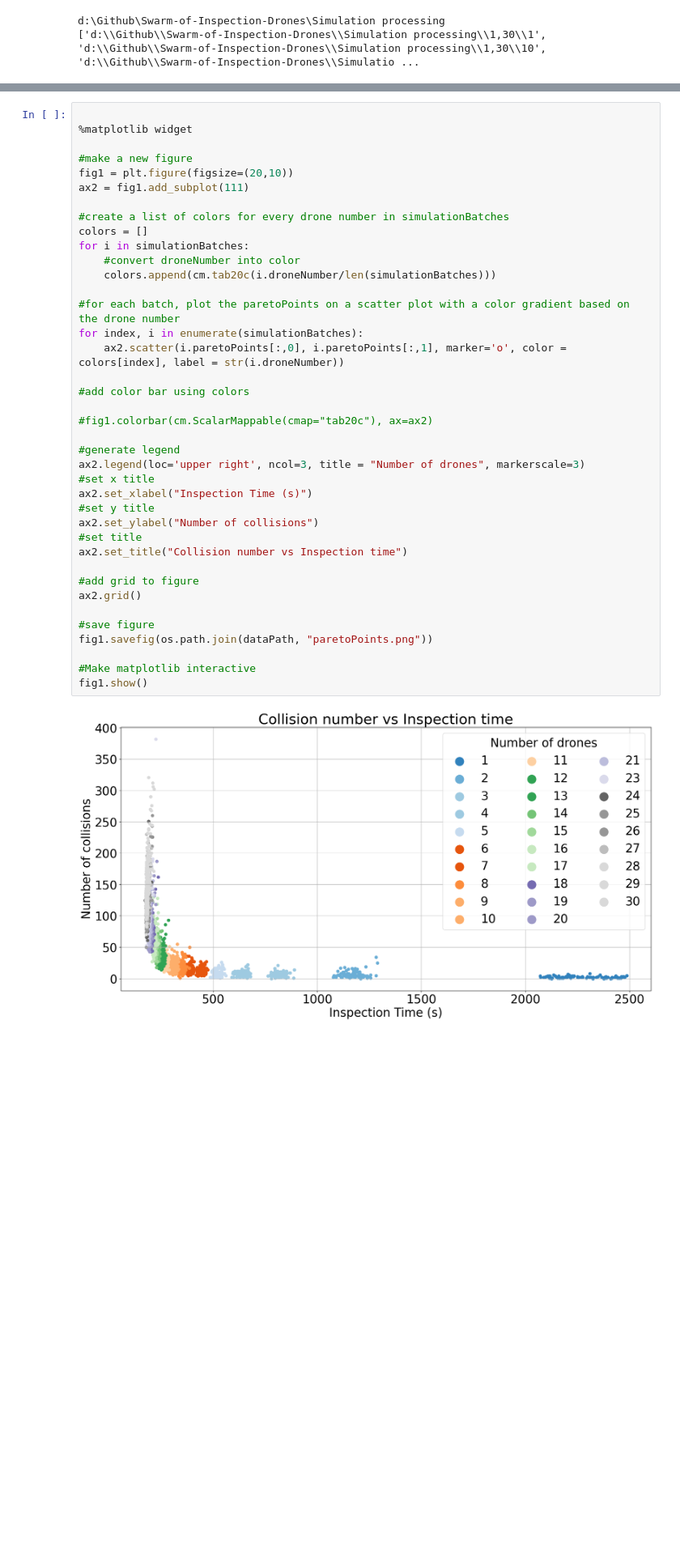
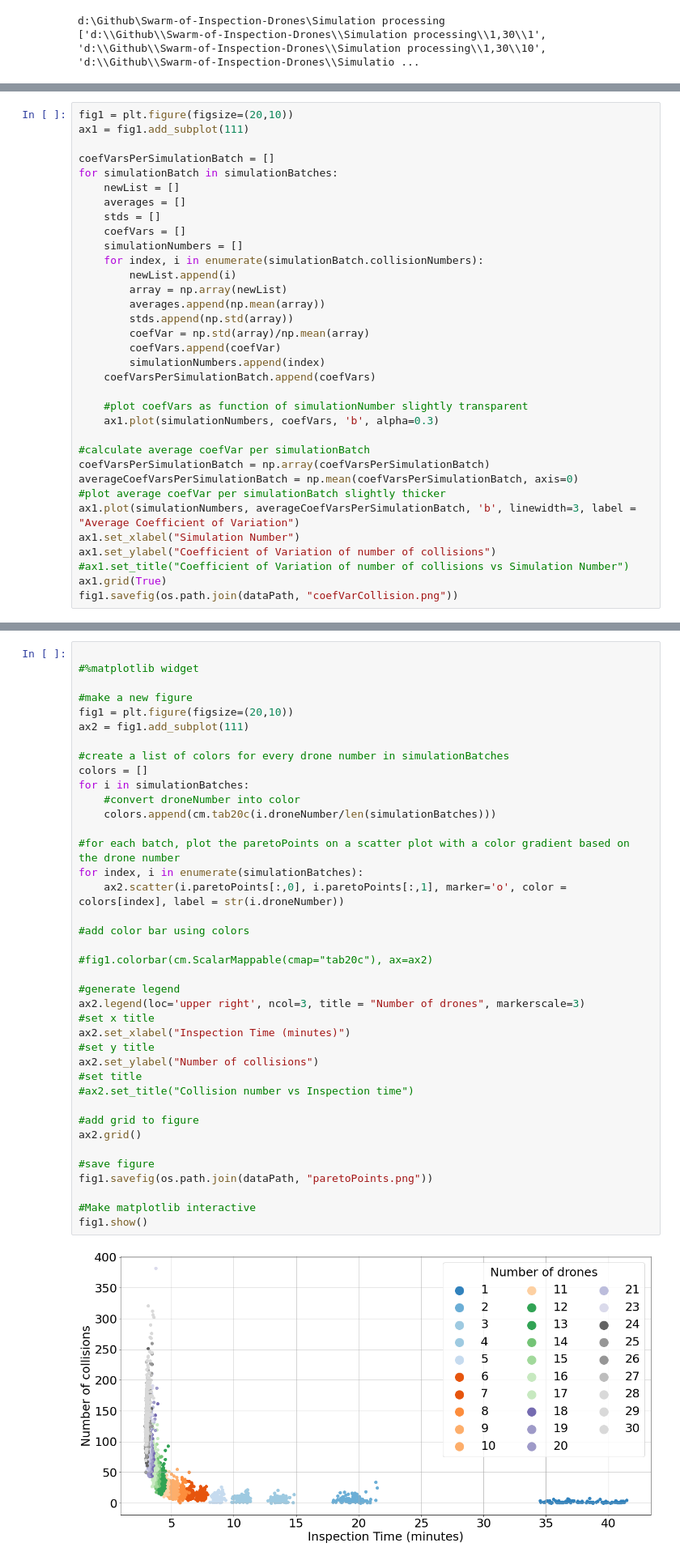
Before and after one commit to DSE-Swarm-of-Inspection-Drones/Swarm-of-Inspection-Drones, a Jupyter notebook: Simulation processing/simulationProcessing.ipynb, the cells around one changed output, grey strips where cells are left out. Shown at 81% size. Cells and saved outputs as stored; diff of their text form; blank space fills up the shorter version.

```diff
--- a/Simulation processing/simulationProcessing.ipynb
+++ b/Simulation processing/simulationProcessing.ipynb
@@ -165,0 +259,34 @@ ax0.fill_between([i.droneNumber for i in simulationBatches], [i.inspectionTimeBo
+# %%
+fig1 = plt.figure(figsize=(20,10))
+ax1 = fig1.add_subplot(111)
+
+coefVarsPerSimulationBatch = []
+for simulationBatch in simulationBatches:
+    newList = []
+    averages = []
+    stds = []
+    coefVars = []
+    simulationNumbers = []
+    for index, i in enumerate(simulationBatch.collisionNumbers):
+        newList.append(i)
+        array = np.array(newList)
+        averages.append(np.mean(array))
+        stds.append(np.std(array))
+        coefVar = np.std(array)/np.mean(array)
+        coefVars.append(coefVar)
+        simulationNumbers.append(index)
+    coefVarsPerSimulationBatch.append(coefVars)
+
+    #plot coefVars as function of simulationNumber slightly transparent
+    ax1.plot(simulationNumbers, coefVars, 'b', alpha=0.3)
+
+#calculate average coefVar per simulationBatch
+coefVarsPerSimulationBatch = np.array(coefVarsPerSimulationBatch)
+averageCoefVarsPerSimulationBatch = np.mean(coefVarsPerSimulationBatch, axis=0)
+#plot average coefVar per simulationBatch slightly thicker
+ax1.plot(simulationNumbers, averageCoefVarsPerSimulationBatch, 'b', linewidth=3, label = "Average Coefficient of Variation")
+ax1.set_xlabel("Simulation Number")
+ax1.set_ylabel("Coefficient of Variation of number of collisions")
+#ax1.set_title("Coefficient of Variation of number of collisions vs Simulation Number")
+ax1.grid(True)
+fig1.savefig(os.path.join(dataPath, "coefVarCollision.png"))
@@ -166,6 +300,6 @@ ax0.fill_between([i.droneNumber for i in simulationBatches], [i.inspectionTimeBo
 # %%
 
-%matplotlib widget
+#%matplotlib widget
 
 #make a new figure
 fig1 = plt.figure(figsize=(20,10))
@@ -174,33 +308,33 @@ ax2 = fig1.add_subplot(111)
 #create a list of colors for every drone number in simulationBatches
 colors = []
 for i in simulationBatches:
     #convert droneNumber into color
     colors.append(cm.tab20c(i.droneNumber/len(simulationBatches)))
 
 #for each batch, plot the paretoPoints on a scatter plot with a color gradient based on the drone number
 for index, i in enumerate(simulationBatches):
     ax2.scatter(i.paretoPoints[:,0], i.paretoPoints[:,1], marker='o', color = colors[index], label = str(i.droneNumber))
 
 #add color bar using colors
 
 #fig1.colorbar(cm.ScalarMappable(cmap="tab20c"), ax=ax2)
 
 #generate legend
 ax2.legend(loc='upper right', ncol=3, title = "Number of drones", markerscale=3)
 #set x title
-ax2.set_xlabel("Inspection Time (s)")
+ax2.set_xlabel("Inspection Time (minutes)")
 #set y title
 ax2.set_ylabel("Number of collisions")
 #set title
-ax2.set_title("Collision number vs Inspection time")
+#ax2.set_title("Collision number vs Inspection time")
 
 #add grid to figure
 ax2.grid()
 
 #save figure
 fig1.savefig(os.path.join(dataPath, "paretoPoints.png"))
 
 #Make matplotlib interactive
 fig1.show()
 # %% [output]
-[figure, old version]
+[figure, new version]
```
Also changed, not shown: parts of 13 cells of this notebook, 9 other files.
